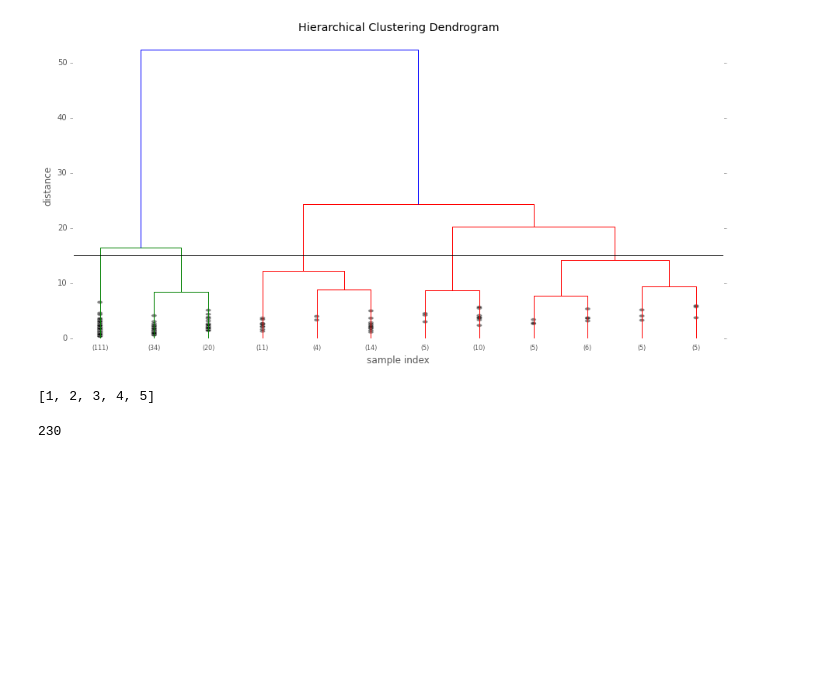
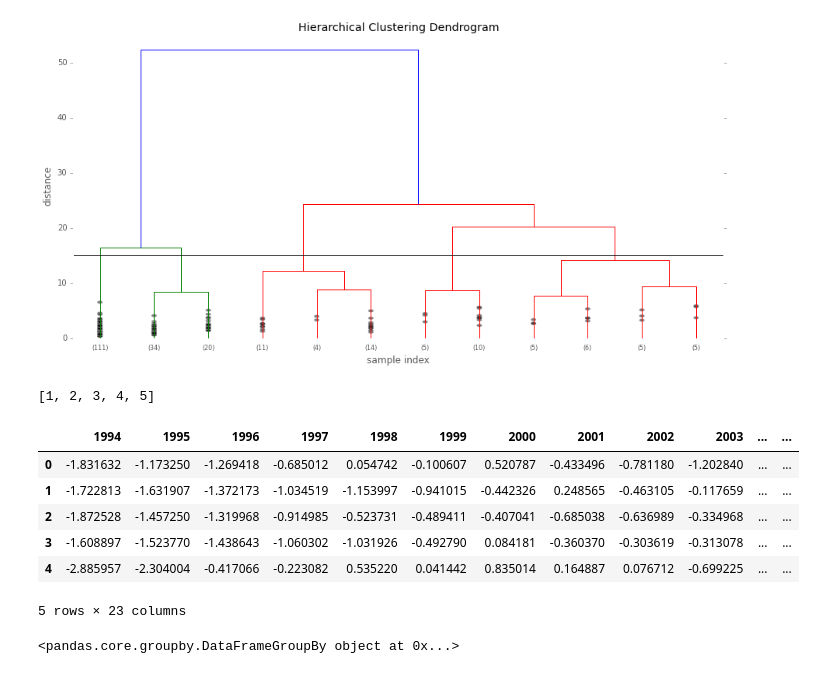
Before and after one commit to jjhall77/PUI2015_jjhall, a Jupyter notebook: HW10/HW10_instructions.ipynb, the cells around one changed output. Cells and saved outputs as stored; diff of their text form; code cells hidden in the pictures; blank space fills up the shorter version.

```diff
--- a/HW10/HW10_instructions.ipynb
+++ b/HW10/HW10_instructions.ipynb
@@ -227,7 +227,18 @@ data['ZIP'] = zip_codes['ZIP']
 h_assignments={}
 for value in h_clusters_values:
     h_assignments[value]=[i for i, j in enumerate(h_clusters) if j == value] # given a cluster number, find its corresponding zipcode index
-# %%
-len(h_clusters)
-# %% [output]
-230
+# %%
+data['h_cluster'] = h_clusters
+#data.head()
+# %% [output]
+|  | 1994 | 1995 | 1996 | 1997 | 1998 | 1999 | 2000 | 2001 | 2002 | 2003 | ... | ... |
+| 0 | -1.831632 | -1.173250 | -1.269418 | -0.685012 | 0.054742 | -0.100607 | 0.520787 | -0.433496 | -0.781180 | -1.202840 | ... | ... |
+| 1 | -1.722813 | -1.631907 | -1.372173 | -1.034519 | -1.153997 | -0.941015 | -0.442326 | 0.248565 | -0.463105 | -0.117659 | ... | ... |
+| 2 | -1.872528 | -1.457250 | -1.319968 | -0.914985 | -0.523731 | -0.489411 | -0.407041 | -0.685038 | -0.636989 | -0.334968 | ... | ... |
+| 3 | -1.608897 | -1.523770 | -1.438643 | -1.060302 | -1.031926 | -0.492790 | 0.084181 | -0.360370 | -0.303619 | -0.313078 | ... | ... |
+| 4 | -2.885957 | -2.304004 | -0.417066 | -0.223082 | 0.535220 | 0.041442 | 0.835014 | 0.164887 | 0.076712 | -0.699225 | ... | ... |
+5 rows × 23 columns
+# %%
+data.groupby('h_cluster')
+# %% [output]
+<pandas.core.groupby.DataFrameGroupBy object at 0x...>
```
